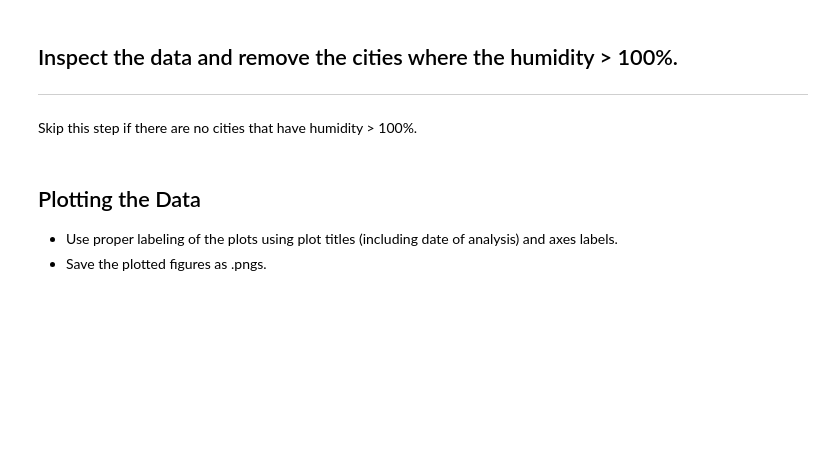
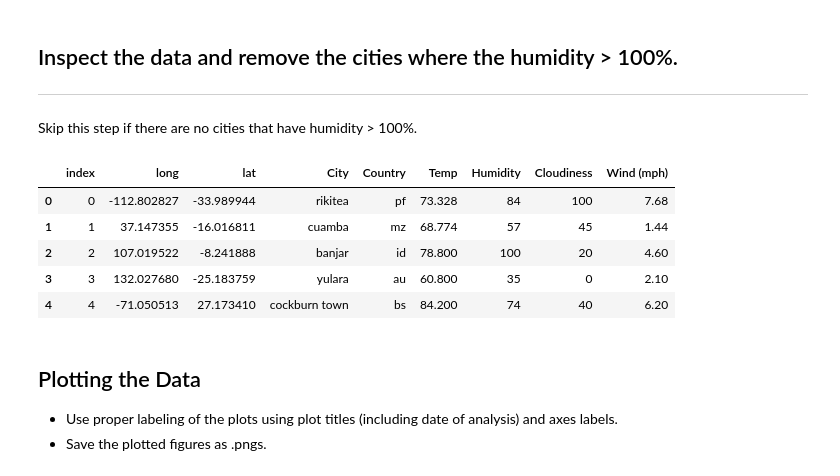
Before and after one commit to riggiobill/python-api-challenge, a Jupyter notebook: WeatherPy/WeatherPy.ipynb, the cells around one changed output. Saved outputs shown, nothing was run; the diff lists cells and outputs as text; code cells hidden in the pictures; blank space fills up the shorter version.

```diff
--- a/WeatherPy/WeatherPy.ipynb
+++ b/WeatherPy/WeatherPy.ipynb
@@ -243,3 +253,16 @@ Skip this step if there are no cities that have humidity > 100%.
+# %%
+#To remove all rows where column 'score' is < 50:
+#df = df.drop(df[df.score < 50].index)
+
+new_cities = new_cities.drop(new_cities[new_cities.Humidity > 100].index)
+new_cities.head()
+# %% [output]
+|  | index | long | lat | City | Country | Temp | Humidity | Cloudiness | Wind (mph) |
+| 0 | 0 | -112.802827 | -33.989944 | rikitea | pf | 73.328 | 84 | 100 | 7.68 |
+| 1 | 1 | 37.147355 | -16.016811 | cuamba | mz | 68.774 | 57 | 45 | 1.44 |
+| 2 | 2 | 107.019522 | -8.241888 | banjar | id | 78.800 | 100 | 20 | 4.60 |
+| 3 | 3 | 132.027680 | -25.183759 | yulara | au | 60.800 | 35 | 0 | 2.10 |
+| 4 | 4 | -71.050513 | 27.173410 | cockburn town | bs | 84.200 | 74 | 40 | 6.20 |
 # %% [markdown]
 ## Plotting the Data
 * Use proper labeling of the plots using plot titles (including date of analysis) and axes labels.
```
Also changed, not shown: parts of 10 cells of this notebook.
